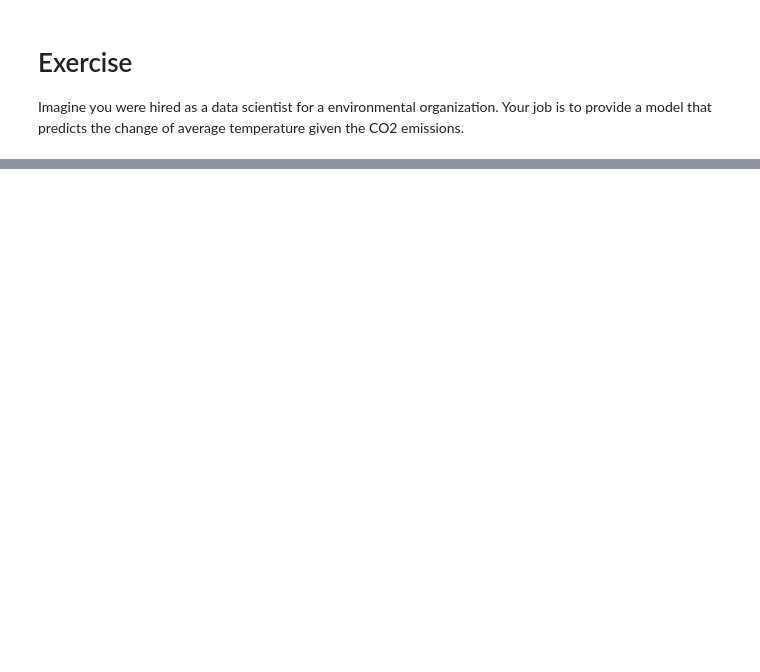
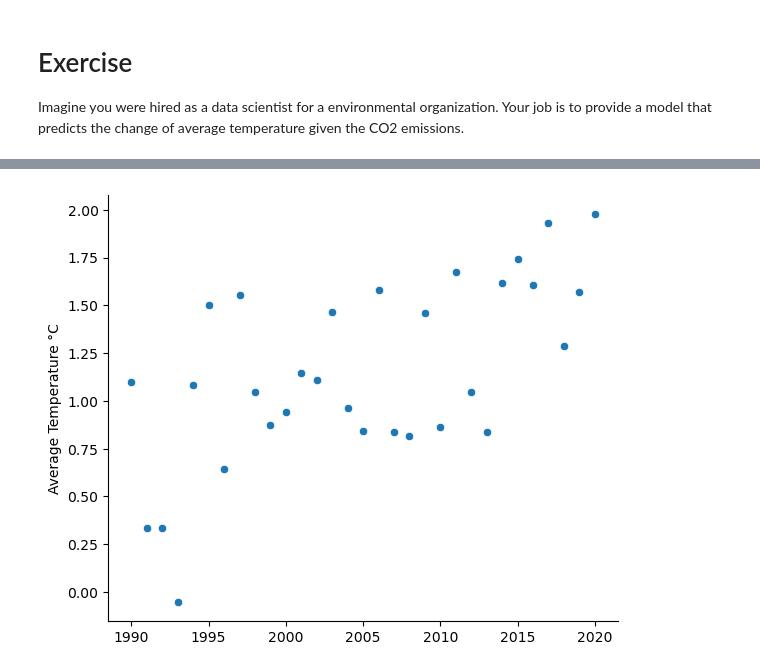
Before and after one commit to datagus/ASDA2025, a Jupyter notebook: notebooks/week_07_regression_1.ipynb, the cells around one changed output, grey strips where cells are left out. Cells and saved outputs as stored; diff of their text form; code cells hidden in the pictures; blank space fills up the shorter version.

```diff
--- a/notebooks/week_07_regression_1.ipynb
+++ b/notebooks/week_07_regression_1.ipynb
@@ -323,0 +426,12 @@ Imagine you were hired as a data scientist for a environmental organization. You
+# %%
+(
+  sns.relplot(data=df1,
+              x="Year",
+              y="Average Temperature °C",
+              height=5,
+              aspect=1.2)
+  .set(title="")
+  .set_axis_labels("")
+);
+# %% [output]
+[figure, added]
```
Also changed, not shown: parts of 23 cells of this notebook.
